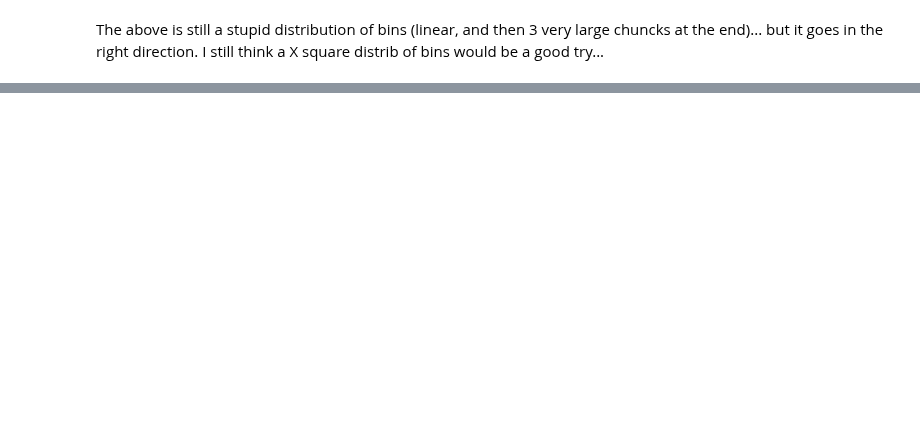
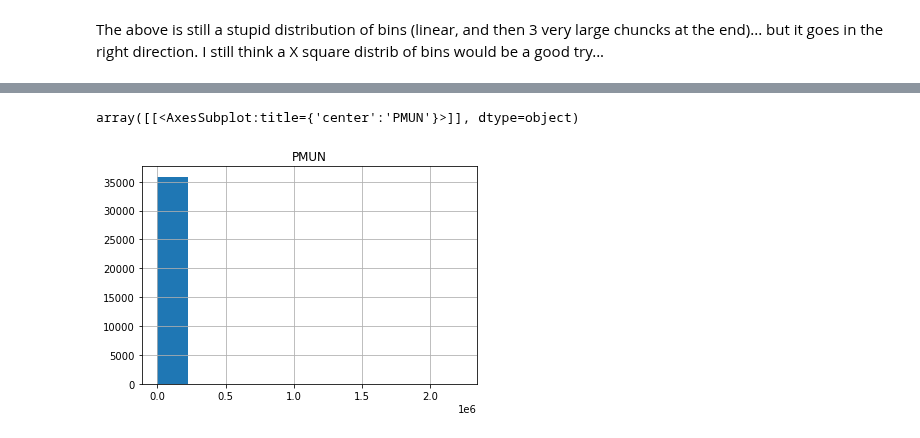
Before and after one commit to Toff-CxDaurade/French-Population, a Jupyter notebook: data_population-density.ipynb, the cells around one changed output, grey strips where cells are left out. Saved outputs shown, nothing was run; the diff lists cells and outputs as text; code cells hidden in the pictures; blank space fills up the shorter version.

```diff
--- a/data_population-density.ipynb
+++ b/data_population-density.ipynb
@@ -323,3 +315,8 @@ sns.barplot(data=df_grouped2, x=df_grouped2.index, y='PMUN')
 # %%
 # Do another version of the plot (smooth curve passing by top of bars)
 # Using from scipy import interpolate
+# %%
+df_densite.hist(["PMUN"])
+# %% [output]
+array([[<AxesSubplot:title={'center':'PMUN'}>]], dtype=object)
+[figure, added]
```
Also changed, not shown: parts of 5 cells of this notebook.
